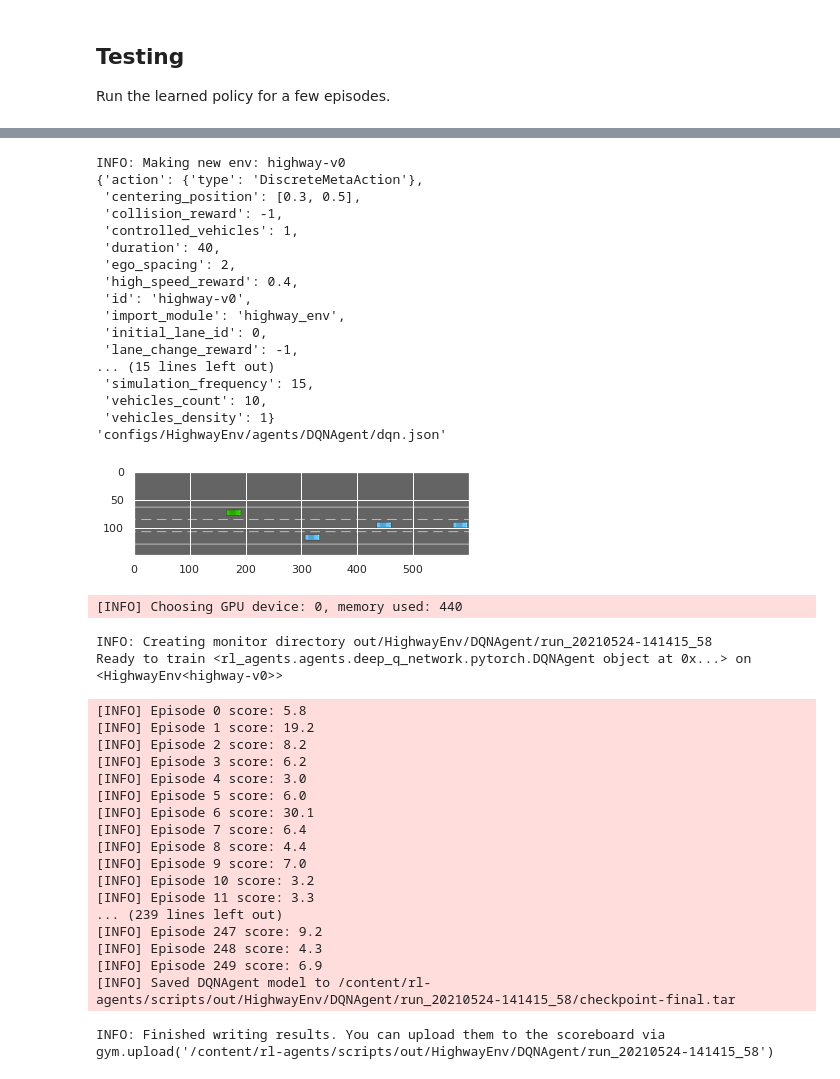
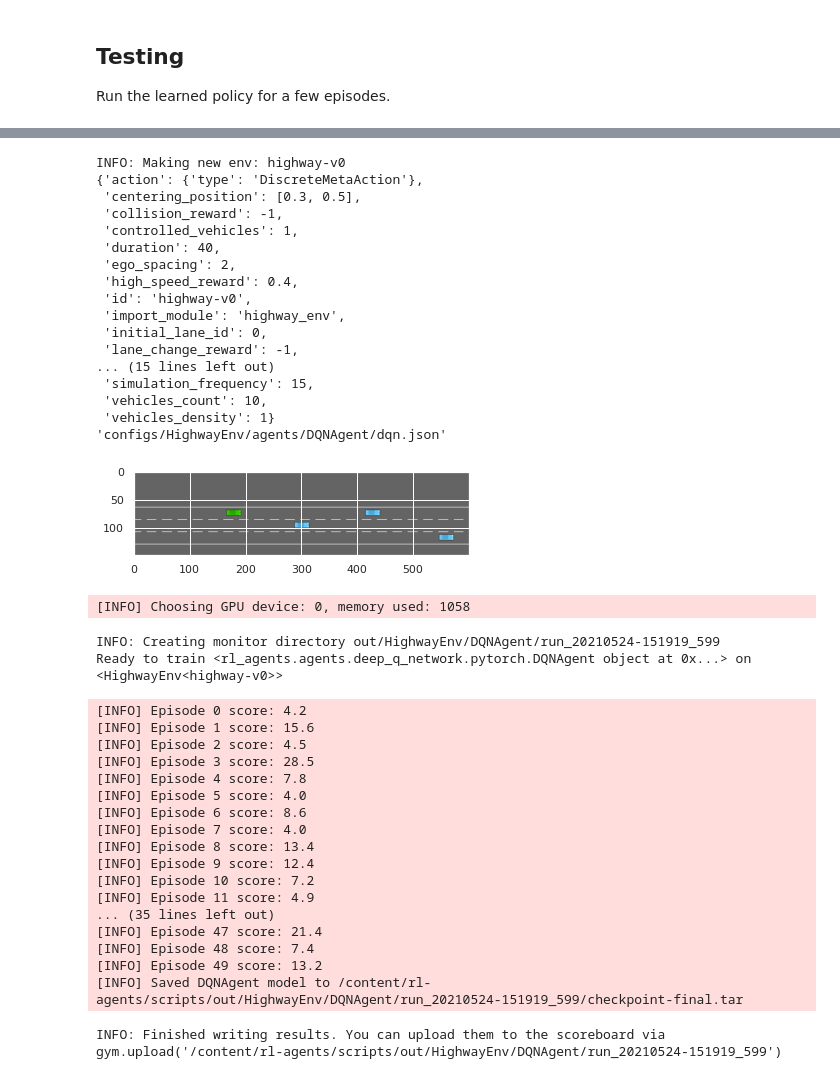
Before and after one commit to lars-x/Umu_Lab1, a Jupyter notebook: Lab3/Lab3_Highway_DQN_rlagents.ipynb, the cells around one changed output, grey strips where cells are left out. Drawn from its saved outputs; the diff is of its cells as text; code cells hidden in the pictures.

```diff
--- a/Lab3/Lab3_Highway_DQN_rlagents.ipynb
+++ b/Lab3/Lab3_Highway_DQN_rlagents.ipynb
@@ -185,60 +185,60 @@ env.config["vehicles_count"] = 10
 # env.config['reward_speed_range'] = [0, 100]
 env.config["lanes_count"] = 3
 env.config["initial_lane_id"] = 0
 pprint.pprint(env.config)
 pprint.pprint(agent_config)
 
 env.reset()
 plt.imshow(env.render(mode="rgb_array"))
 plt.show()
 
 agent = load_agent(agent_config, env)
-evaluation = Evaluation(env, agent, num_episodes=250, display_env=False)
+evaluation = Evaluation(env, agent, num_episodes=50, display_env=False)
 print(f"Ready to train {agent} on {env}")
 # %% [output]
 INFO: Making new env: highway-v0
 {'action': {'type': 'DiscreteMetaAction'},
  'centering_position': [0.3, 0.5],
  'collision_reward': -1,
  'controlled_vehicles': 1,
  'duration': 40,
  'ego_spacing': 2,
  'high_speed_reward': 0.4,
  'id': 'highway-v0',
  'import_module': 'highway_env',
  'initial_lane_id': 0,
  'lane_change_reward': -1,
 ... (15 lines left out)
  'simulation_frequency': 15,
  'vehicles_count': 10,
  'vehicles_density': 1}
 'configs/HighwayEnv/agents/DQNAgent/dqn.json'
-[figure, old version]
+[figure, new version]
-[INFO] Choosing GPU device: 0, memory used: 440
+[INFO] Choosing GPU device: 0, memory used: 1058
-INFO: Creating monitor directory out/HighwayEnv/DQNAgent/run_20210524-141415_58
+INFO: Creating monitor directory out/HighwayEnv/DQNAgent/run_20210524-151919_599
 Ready to train <rl_agents.agents.deep_q_network.pytorch.DQNAgent object at 0x...> on <HighwayEnv<highway-v0>>
 # %%
 # %tensorboard --logdir "{evaluation.directory}"
 evaluation.train()
 # %% [output]
-[INFO] Episode 0 score: 5.8
-[INFO] Episode 1 score: 19.2
-[INFO] Episode 2 score: 8.2
-[INFO] Episode 3 score: 6.2
-[INFO] Episode 4 score: 3.0
-[INFO] Episode 5 score: 6.0
-[INFO] Episode 6 score: 30.1
-[INFO] Episode 7 score: 6.4
-[INFO] Episode 8 score: 4.4
-[INFO] Episode 9 score: 7.0
-[INFO] Episode 10 score: 3.2
-[INFO] Episode 11 score: 3.3
-... (239 lines left out)
-[INFO] Episode 247 score: 9.2
-[INFO] Episode 248 score: 4.3
-[INFO] Episode 249 score: 6.9
-[INFO] Saved DQNAgent model to /content/rl-agents/scripts/out/HighwayEnv/DQNAgent/run_20210524-141415_58/checkpoint-final.tar
+[INFO] Episode 0 score: 4.2
+[INFO] Episode 1 score: 15.6
+[INFO] Episode 2 score: 4.5
+[INFO] Episode 3 score: 28.5
+[INFO] Episode 4 score: 7.8
+[INFO] Episode 5 score: 4.0
+[INFO] Episode 6 score: 8.6
+[INFO] Episode 7 score: 4.0
+[INFO] Episode 8 score: 13.4
+[INFO] Episode 9 score: 12.4
+[INFO] Episode 10 score: 7.2
+[INFO] Episode 11 score: 4.9
+... (35 lines left out)
+[INFO] Episode 47 score: 21.4
+[INFO] Episode 48 score: 7.4
+[INFO] Episode 49 score: 13.2
+[INFO] Saved DQNAgent model to /content/rl-agents/scripts/out/HighwayEnv/DQNAgent/run_20210524-151919_599/checkpoint-final.tar
-INFO: Finished writing results. You can upload them to the scoreboard via gym.upload('/content/rl-agents/scripts/out/HighwayEnv/DQNAgent/run_20210524-141415_58')
+INFO: Finished writing results. You can upload them to the scoreboard via gym.upload('/content/rl-agents/scripts/out/HighwayEnv/DQNAgent/run_20210524-151919_599')
 # %%
 env.configure({"offscreen_rendering": True})
 agent = load_agent(agent_config, env)
```
Also changed, not shown: parts of 5 cells of this notebook.
